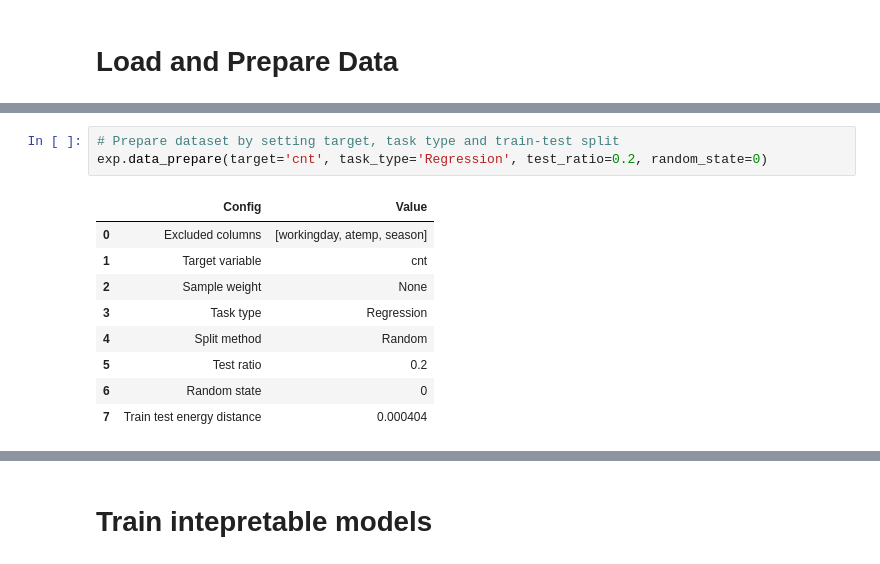
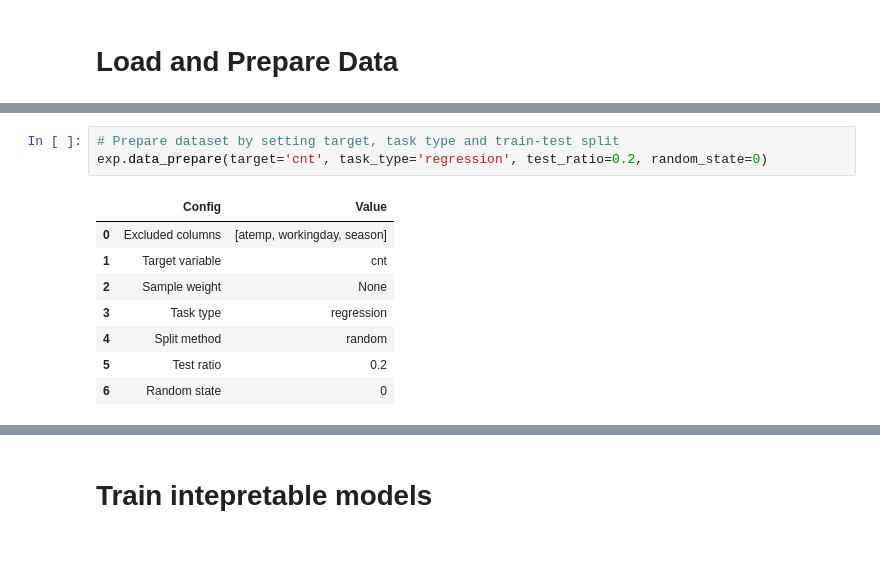
Before and after one commit to SelfExplainML/PiML-Toolbox, a Jupyter notebook: examples/Example_BikeSharing_HighCode.ipynb, the cells around one changed output, grey strips where cells are left out. Saved outputs shown, nothing was run; the diff lists cells and outputs as text.

```diff
--- a/examples/Example_BikeSharing_HighCode.ipynb
+++ b/examples/Example_BikeSharing_HighCode.ipynb
@@ -42,16 +58,15 @@ Tab(children=(Output(), Output()), layout=Layout(height='350px'), _titles={'0':
 # %%
 # Prepare dataset by setting target, task type and train-test split
-exp.data_prepare(target='cnt', task_type='Regression', test_ratio=0.2, random_state=0)
+exp.data_prepare(target='cnt', task_type='regression', test_ratio=0.2, random_state=0)
 # %% [output]
 |  | Config | Value |
-| 0 | Excluded columns | [workingday, atemp, season] |
+| 0 | Excluded columns | [atemp, workingday, season] |
 | 1 | Target variable | cnt |
 | 2 | Sample weight | None |
-| 3 | Task type | Regression |
-| 4 | Split method | Random |
+| 3 | Task type | regression |
+| 4 | Split method | random |
 | 5 | Test ratio | 0.2 |
 | 6 | Random state | 0 |
-| 7 | Train test energy distance | 0.000404 |
 # %%
 # Optional: select features by LightGBM feature importance
 exp.feature_select(threshold=0.98, method="pfi", figsize=(6, 5))
```
Also changed, not shown: parts of 39 cells of this notebook, 21 other files.
